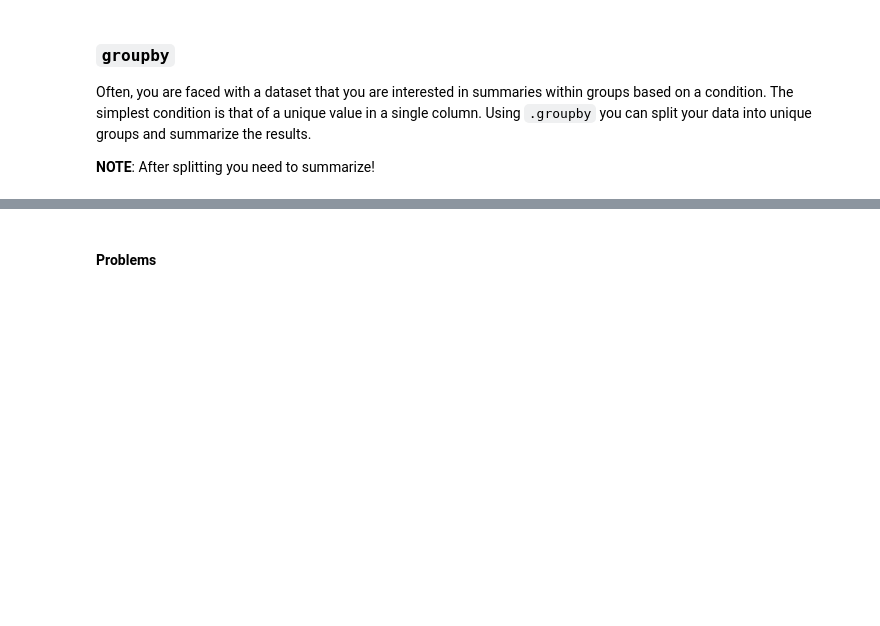
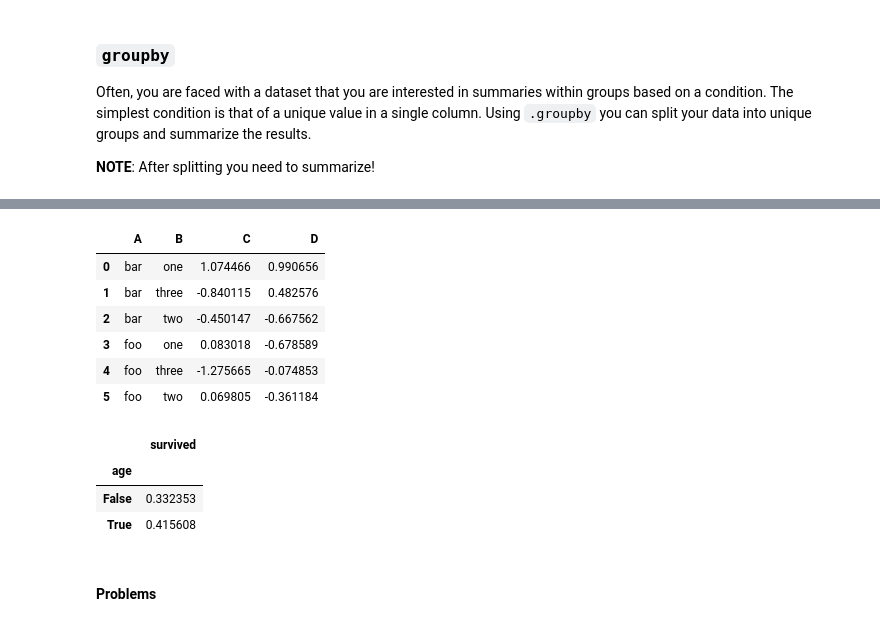
Before and after one commit to jfkoehler/nyu_bootcamp_fa23, a Jupyter notebook: _sources/pandas_II.ipynb, the cells around one changed output, grey strips where cells are left out. Cells and saved outputs as stored; diff of their text form; code cells hidden in the pictures; blank space fills up the shorter version.

```diff
--- a/_sources/pandas_II.ipynb
+++ b/_sources/pandas_II.ipynb
@@ -156,10 +326,23 @@ df.groupby(['A', 'B']).mean()
 # %%
 # working with multi-index
-df.groupby(['A', 'B'], as_index=False).mean()
+df.groupby(['A', 'B'], as_index=False).mean(numeric_only=True)
+# %% [output]
+|  | A | B | C | D |
+| 0 | bar | one | 1.074466 | 0.990656 |
+| 1 | bar | three | -0.840115 | 0.482576 |
+| 2 | bar | two | -0.450147 | -0.667562 |
+| 3 | foo | one | 0.083018 | -0.678589 |
+| 4 | foo | three | -1.275665 | -0.074853 |
+| 5 | foo | two | 0.069805 | -0.361184 |
 # %%
 # age less than 40 survival rate
 titanic = sns.load_dataset('titanic')
-titanic.groupby(titanic['age'] < 40)[['survived']].mean()
+titanic.groupby(titanic['age'] < 40)[['survived']].mean(numeric_only=True)
+# %% [output]
+|  | survived |
+| age |  |
+| False | 0.332353 |
+| True | 0.415608 |
 # %% [markdown]
 #### Problems
 # %%
```
Also changed, not shown: parts of 21 cells of this notebook, 41 other files.
